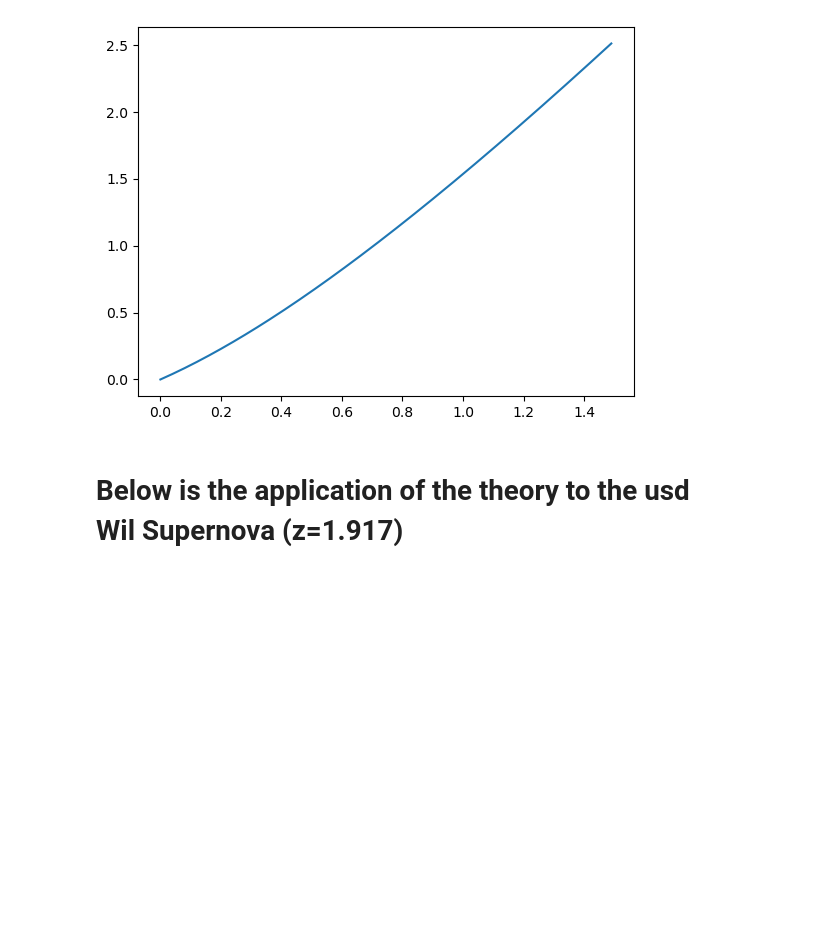
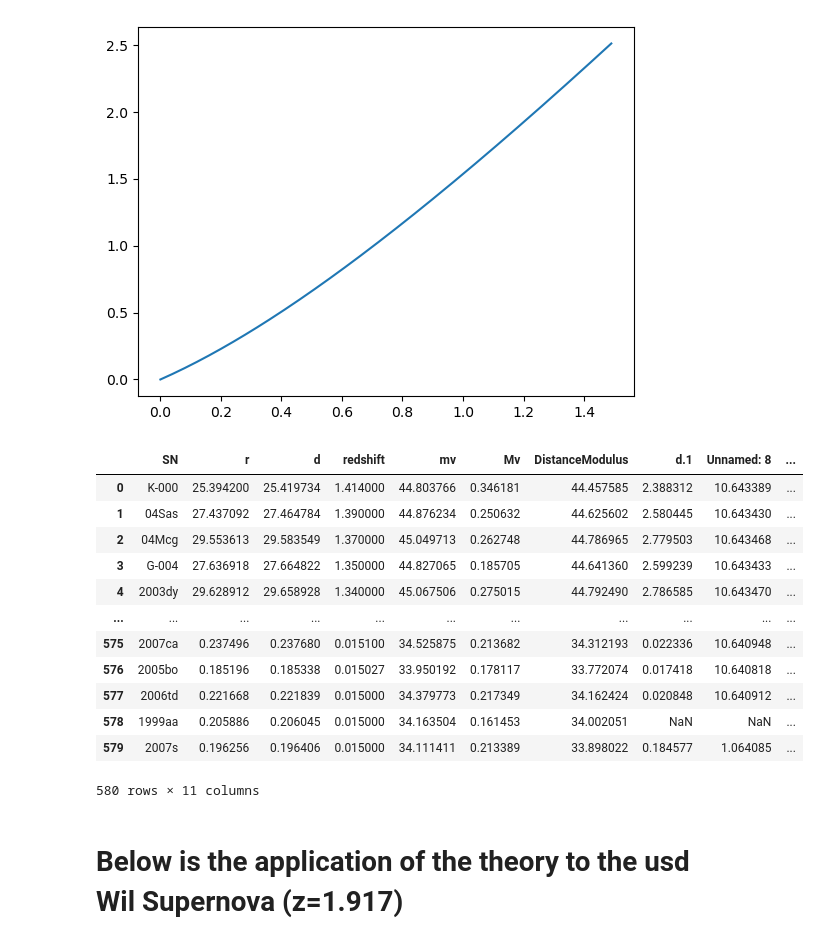
Before and after one commit to ny2292000/CMB_HU, a Jupyter notebook: AAA_AncientPhotonsAnalysis.ipynb, the cells around one changed output. Drawn from its saved outputs; the diff is of its cells as text; code cells hidden in the pictures; blank space fills up the shorter version.

```diff
--- a/AAA_AncientPhotonsAnalysis.ipynb
+++ b/AAA_AncientPhotonsAnalysis.ipynb
@@ -38,13 +38,29 @@ HubbleGRData['d']=d_L
 # http://astronomy.swin.edu.au/cosmos/D/Distance+Modulus
 
 
-SCPData = pd.ExcelFile(parameters.supernovaAddress + 'SCPUnionData.xlsx').parse('Sheet2')
+SCPData = pd.ExcelFile('./DataSupernovaLBLgov/SCPUnionData.xlsx').parse('Sheet2')
 angle=math.pi/4
 # First let's create a set of lambda-shifts
 z = SCPData['redshift']
 # %% [output]
 14.43448806732786 lyr
 [figure]
+# %%
+SCPData
+# %% [output]
+|  | SN | r | d | redshift | mv | Mv | DistanceModulus | d.1 | Unnamed: 8 | ... |
+| 0 | K-000 | 25.394200 | 25.419734 | 1.414000 | 44.803766 | 0.346181 | 44.457585 | 2.388312 | 10.643389 | ... |
+| 1 | 04Sas | 27.437092 | 27.464784 | 1.390000 | 44.876234 | 0.250632 | 44.625602 | 2.580445 | 10.643430 | ... |
+| 2 | 04Mcg | 29.553613 | 29.583549 | 1.370000 | 45.049713 | 0.262748 | 44.786965 | 2.779503 | 10.643468 | ... |
+| 3 | G-004 | 27.636918 | 27.664822 | 1.350000 | 44.827065 | 0.185705 | 44.641360 | 2.599239 | 10.643433 | ... |
+| 4 | 2003dy | 29.628912 | 29.658928 | 1.340000 | 45.067506 | 0.275015 | 44.792490 | 2.786585 | 10.643470 | ... |
+| ... | ... | ... | ... | ... | ... | ... | ... | ... | ... | ... |
+| 575 | 2007ca | 0.237496 | 0.237680 | 0.015100 | 34.525875 | 0.213682 | 34.312193 | 0.022336 | 10.640948 | ... |
+| 576 | 2005bo | 0.185196 | 0.185338 | 0.015027 | 33.950192 | 0.178117 | 33.772074 | 0.017418 | 10.640818 | ... |
+| 577 | 2006td | 0.221668 | 0.221839 | 0.015000 | 34.379773 | 0.217349 | 34.162424 | 0.020848 | 10.640912 | ... |
+| 578 | 1999aa | 0.205886 | 0.206045 | 0.015000 | 34.163504 | 0.161453 | 34.002051 | NaN | NaN | ... |
+| 579 | 2007s | 0.196256 | 0.196406 | 0.015000 | 34.111411 | 0.213389 | 33.898022 | 0.184577 | 1.064085 | ... |
+580 rows × 11 columns
 # %% [markdown]
 # Below is the application of the theory to the usd Wil Supernova (z=1.917)
 # %%
```
Also changed, not shown: parts of 15 cells of this notebook, 14 other files.
